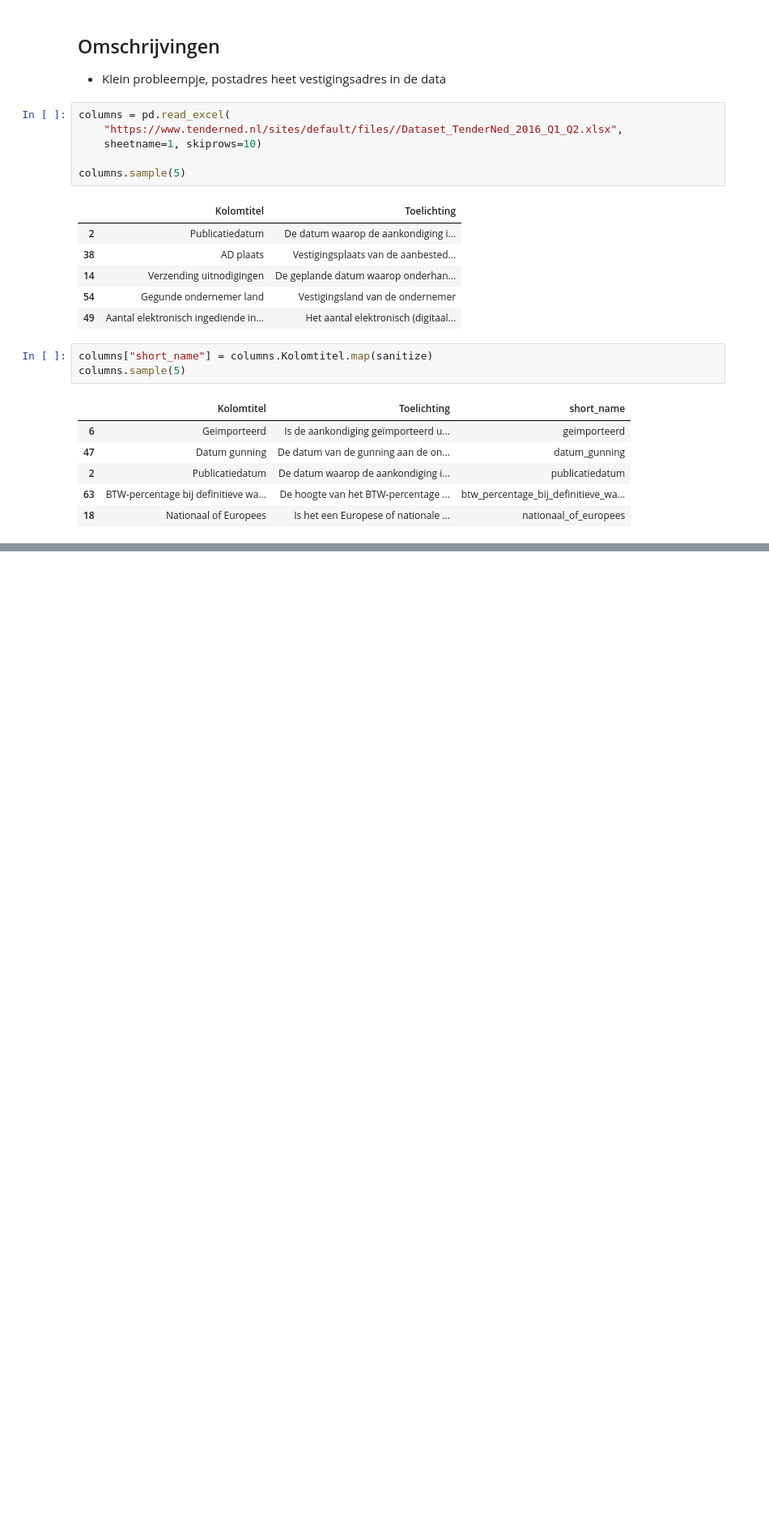
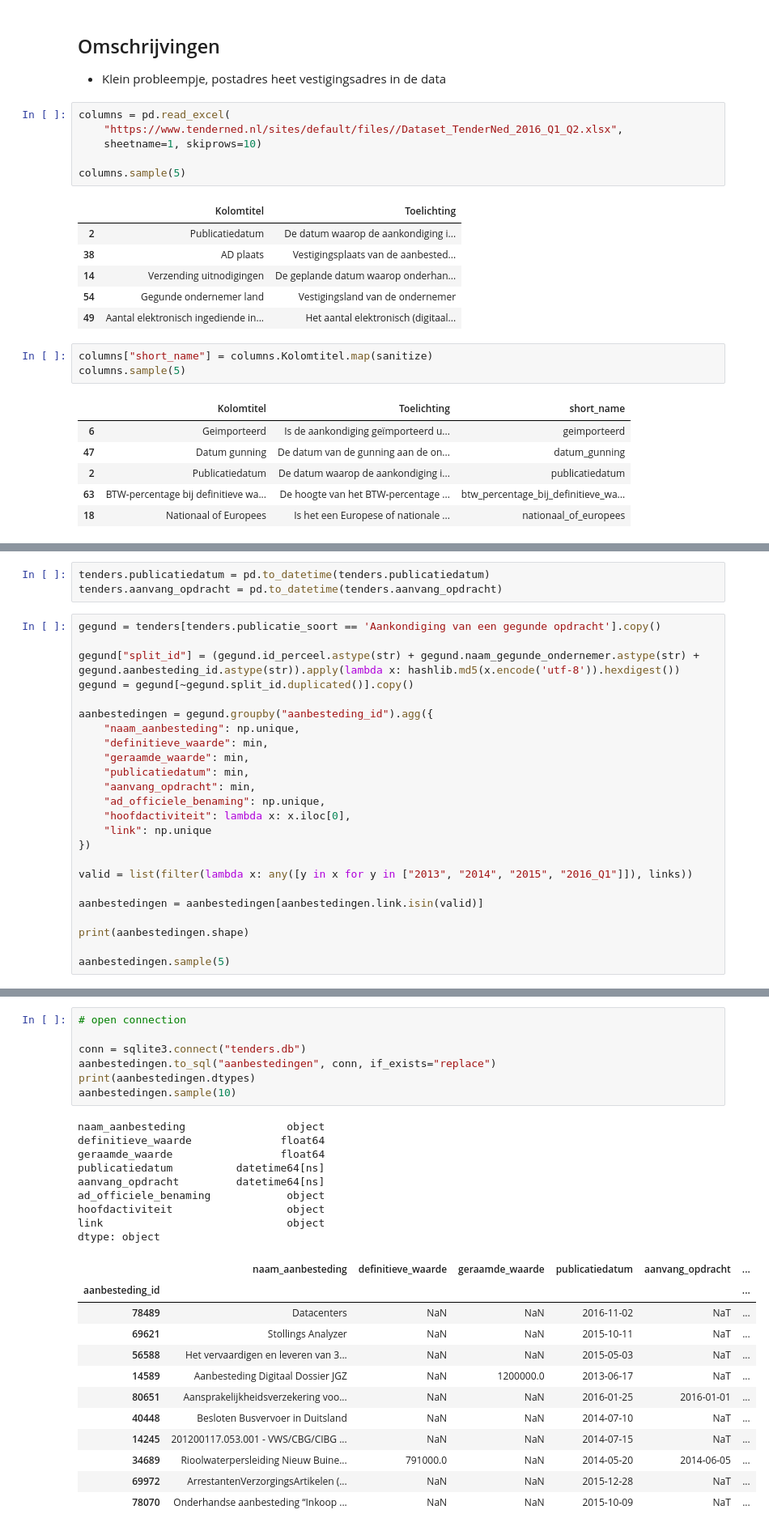
Before and after one commit to Gijs-Koot/acchack2017-tendercheck-analysis, a Jupyter notebook: tender_cleanup.ipynb, the cells around one changed output, grey strips where cells are left out. Shown at 81% size. Drawn from its saved outputs; the diff is of its cells as text; blank space fills up the shorter version.

```diff
--- a/tender_cleanup.ipynb
+++ b/tender_cleanup.ipynb
@@ -147,0 +267,27 @@ x.difference(y), y.difference(x)
+# %%
+tenders.publicatiedatum = pd.to_datetime(tenders.publicatiedatum)
+tenders.aanvang_opdracht = pd.to_datetime(tenders.aanvang_opdracht)
+# %%
+gegund = tenders[tenders.publicatie_soort == 'Aankondiging van een gegunde opdracht'].copy()
+
+gegund["split_id"] = (gegund.id_perceel.astype(str) + gegund.naam_gegunde_ondernemer.astype(str) + gegund.aanbesteding_id.astype(str)).apply(lambda x: hashlib.md5(x.encode('utf-8')).hexdigest())
+gegund = gegund[~gegund.split_id.duplicated()].copy()
+
+aanbestedingen = gegund.groupby("aanbesteding_id").agg({
+    "naam_aanbesteding": np.unique,
+    "definitieve_waarde": min,
+    "geraamde_waarde": min,
+    "publicatiedatum": min,
+    "aanvang_opdracht": min,
+    "ad_officiele_benaming": np.unique,
+    "hoofdactiviteit": lambda x: x.iloc[0],
+    "link": np.unique
+})
+
+valid = list(filter(lambda x: any([y in x for y in ["2013", "2014", "2015", "2016_Q1"]]), links))
+
+aanbestedingen = aanbestedingen[aanbestedingen.link.isin(valid)]
+
+print(aanbestedingen.shape)
+
+aanbestedingen.sample(5)
@@ -147,0 +315,29 @@ x.difference(y), y.difference(x)
+# %%
+# open connection
+
+conn = sqlite3.connect("tenders.db")
+aanbestedingen.to_sql("aanbestedingen", conn, if_exists="replace")
+print(aanbestedingen.dtypes)
+aanbestedingen.sample(10)
+# %% [output]
+naam_aanbesteding                object
+definitieve_waarde              float64
+geraamde_waarde                 float64
+publicatiedatum          datetime64[ns]
+aanvang_opdracht         datetime64[ns]
+ad_officiele_benaming            object
+hoofdactiviteit                  object
+link                             object
+dtype: object
+|  | naam_aanbesteding | definitieve_waarde | geraamde_waarde | publicatiedatum | aanvang_opdracht | ... |
+| aanbesteding_id |  |  |  |  |  | ... |
+| 78489 | Datacenters | NaN | NaN | 2016-11-02 | NaT | ... |
+| 69621 | Stollings Analyzer | NaN | NaN | 2015-10-11 | NaT | ... |
+| 56588 | Het vervaardigen en leveren van 3... | NaN | NaN | 2015-05-03 | NaT | ... |
+| 14589 | Aanbesteding Digitaal Dossier JGZ | NaN | 1200000.0 | 2013-06-17 | NaT | ... |
+| 80651 | Aansprakelijkheidsverzekering voo... | NaN | NaN | 2016-01-25 | 2016-01-01 | ... |
+| 40448 | Besloten Busvervoer in Duitsland | NaN | NaN | 2014-07-10 | NaT | ... |
+| 14245 | 201200117.053.001 - VWS/CBG/CIBG ... | NaN | NaN | 2014-07-15 | NaT | ... |
+| 34689 | Rioolwaterpersleiding Nieuw Buine... | 791000.0 | NaN | 2014-05-20 | 2014-06-05 | ... |
+| 69972 | ArrestantenVerzorgingsArtikelen (... | NaN | NaN | 2015-12-28 | NaT | ... |
+| 78070 | Onderhandse aanbesteding “Inkoop ... | NaN | NaN | 2015-10-09 | NaT | ... |
```
Also changed, not shown: parts of 20 cells of this notebook, 6 other files.
